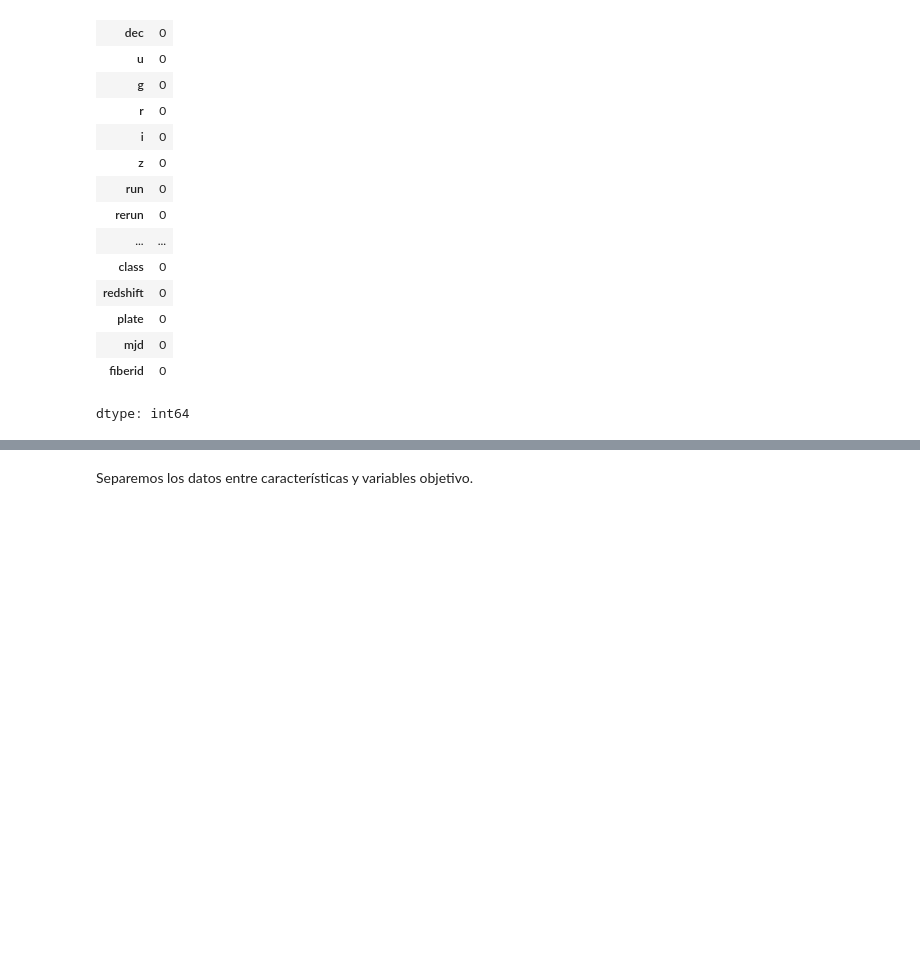
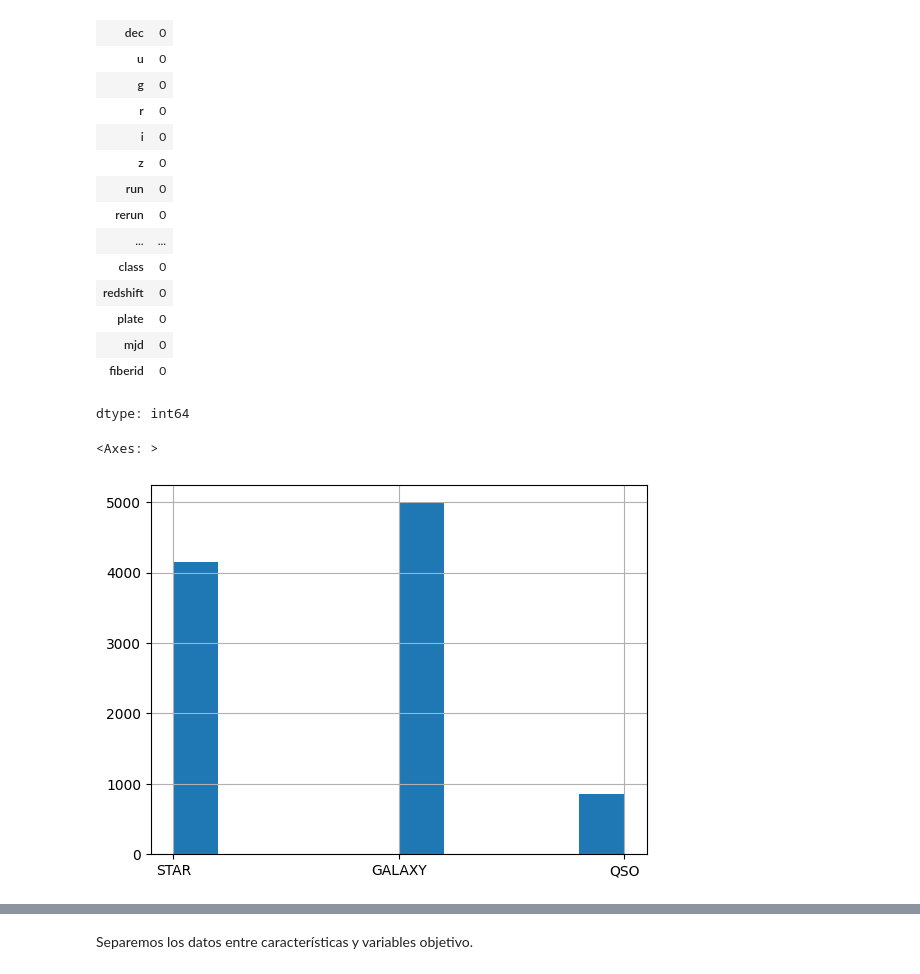
Before and after one commit to Kevin2558/Data_Science_Borrador, a Jupyter notebook: 10_Proyecto_Final/Opcion_2/Borrador.ipynb, the cells around one changed output, grey strips where cells are left out. Saved outputs shown, nothing was run; the diff lists cells and outputs as text; code cells hidden in the pictures; blank space fills up the shorter version.

```diff
--- a/10_Proyecto_Final/Opcion_2/Borrador.ipynb
+++ b/10_Proyecto_Final/Opcion_2/Borrador.ipynb
@@ -42,3 +44,8 @@ df.isnull().sum()
 | mjd | 0 |
 | fiberid | 0 |
 dtype: int64
+# %%
+df['class'].hist()
+# %% [output]
+<Axes: >
+[figure, added]
```
Also changed, not shown: parts of 18 cells of this notebook.
